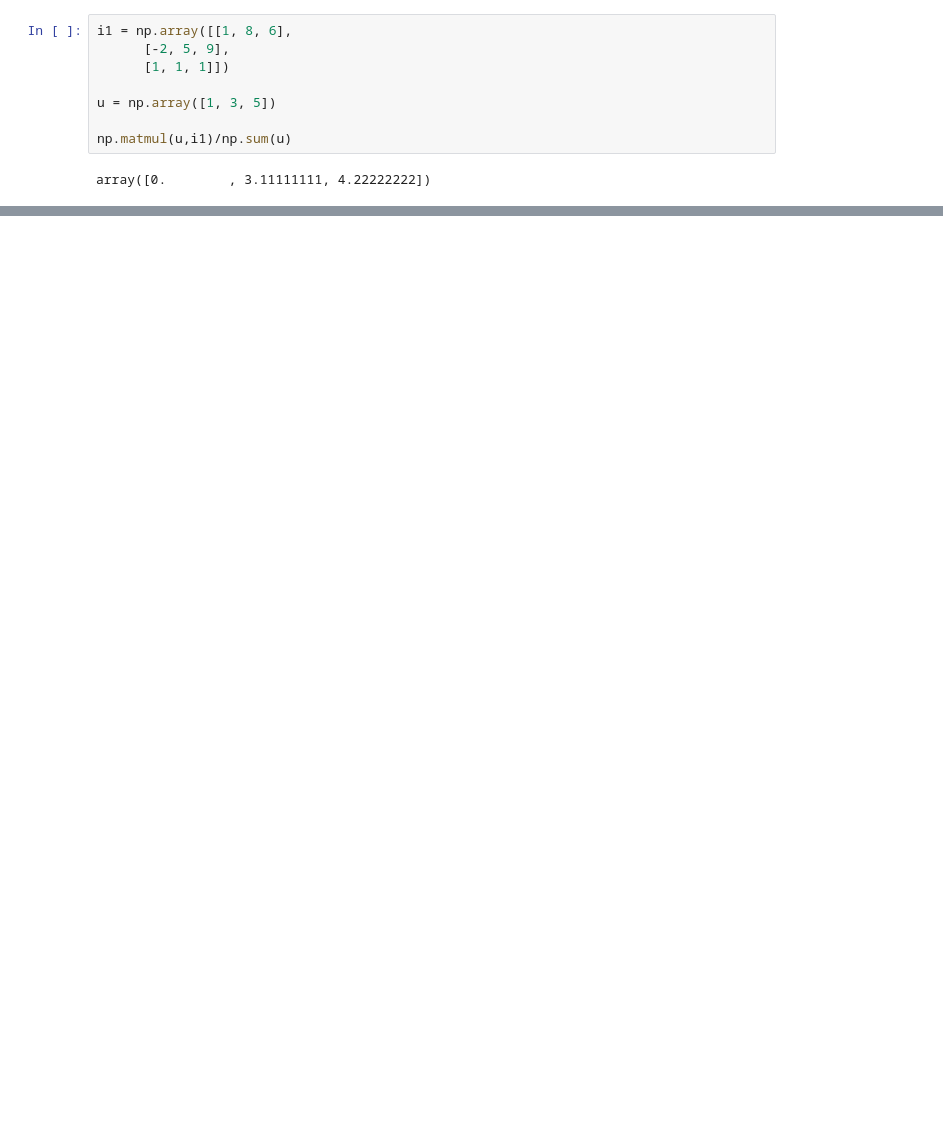
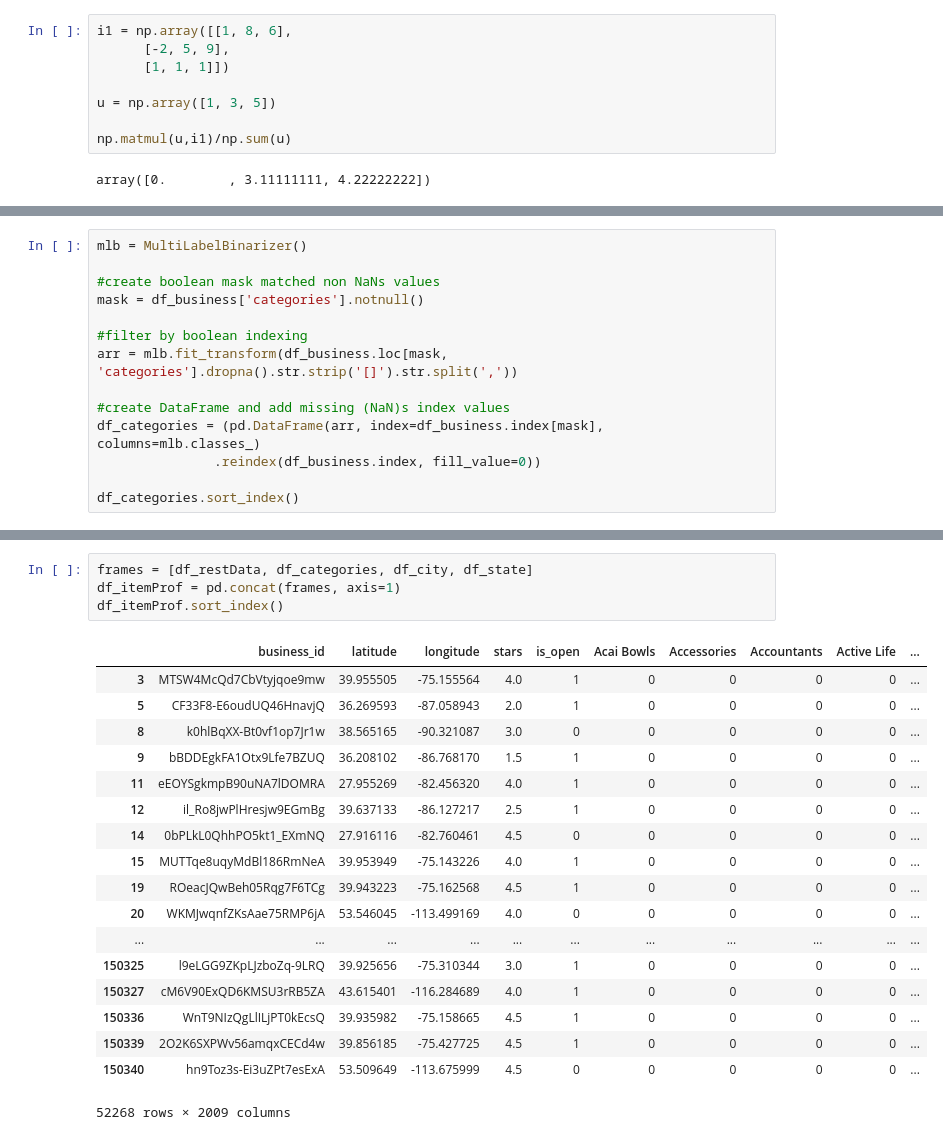
Before and after one commit to pouyakhooshabi/Recommender-System-Design, a Jupyter notebook: Recommendation System Yelp_practice.ipynb, the cells around one changed output, grey strips where cells are left out. Cells and saved outputs as stored; diff of their text form; blank space fills up the shorter version.

```diff
--- a/Recommendation System Yelp_practice.ipynb
+++ b/Recommendation System Yelp_practice.ipynb
@@ -453,0 +561,14 @@ array([0.        , 3.11111111, 4.22222222])
+# %%
+mlb = MultiLabelBinarizer()
+
+#create boolean mask matched non NaNs values
+mask = df_business['categories'].notnull()
+
+#filter by boolean indexing
+arr = mlb.fit_transform(df_business.loc[mask, 'categories'].dropna().str.strip('[]').str.split(','))
+
+#create DataFrame and add missing (NaN)s index values
+df_categories = (pd.DataFrame(arr, index=df_business.index[mask], columns=mlb.classes_)
+               .reindex(df_business.index, fill_value=0))
+
+df_categories.sort_index()
@@ -453,0 +628,23 @@ array([0.        , 3.11111111, 4.22222222])
+# %%
+frames = [df_restData, df_categories, df_city, df_state]
+df_itemProf = pd.concat(frames, axis=1)
+df_itemProf.sort_index()
+# %% [output]
+|  | business_id | latitude | longitude | stars | is_open | Acai Bowls | Accessories | Accountants | Active Life | ... |
+| 3 | MTSW4McQd7CbVtyjqoe9mw | 39.955505 | -75.155564 | 4.0 | 1 | 0 | 0 | 0 | 0 | ... |
+| 5 | CF33F8-E6oudUQ46HnavjQ | 36.269593 | -87.058943 | 2.0 | 1 | 0 | 0 | 0 | 0 | ... |
+| 8 | k0hlBqXX-Bt0vf1op7Jr1w | 38.565165 | -90.321087 | 3.0 | 0 | 0 | 0 | 0 | 0 | ... |
+| 9 | bBDDEgkFA1Otx9Lfe7BZUQ | 36.208102 | -86.768170 | 1.5 | 1 | 0 | 0 | 0 | 0 | ... |
+| 11 | eEOYSgkmpB90uNA7lDOMRA | 27.955269 | -82.456320 | 4.0 | 1 | 0 | 0 | 0 | 0 | ... |
+| 12 | il_Ro8jwPlHresjw9EGmBg | 39.637133 | -86.127217 | 2.5 | 1 | 0 | 0 | 0 | 0 | ... |
+| 14 | 0bPLkL0QhhPO5kt1_EXmNQ | 27.916116 | -82.760461 | 4.5 | 0 | 0 | 0 | 0 | 0 | ... |
+| 15 | MUTTqe8uqyMdBl186RmNeA | 39.953949 | -75.143226 | 4.0 | 1 | 0 | 0 | 0 | 0 | ... |
+| 19 | ROeacJQwBeh05Rqg7F6TCg | 39.943223 | -75.162568 | 4.5 | 1 | 0 | 0 | 0 | 0 | ... |
+| 20 | WKMJwqnfZKsAae75RMP6jA | 53.546045 | -113.499169 | 4.0 | 0 | 0 | 0 | 0 | 0 | ... |
+| ... | ... | ... | ... | ... | ... | ... | ... | ... | ... | ... |
+| 150325 | l9eLGG9ZKpLJzboZq-9LRQ | 39.925656 | -75.310344 | 3.0 | 1 | 0 | 0 | 0 | 0 | ... |
+| 150327 | cM6V90ExQD6KMSU3rRB5ZA | 43.615401 | -116.284689 | 4.0 | 1 | 0 | 0 | 0 | 0 | ... |
+| 150336 | WnT9NIzQgLlILjPT0kEcsQ | 39.935982 | -75.158665 | 4.5 | 1 | 0 | 0 | 0 | 0 | ... |
+| 150339 | 2O2K6SXPWv56amqxCECd4w | 39.856185 | -75.427725 | 4.5 | 1 | 0 | 0 | 0 | 0 | ... |
+| 150340 | hn9Toz3s-Ei3uZPt7esExA | 53.509649 | -113.675999 | 4.5 | 0 | 0 | 0 | 0 | 0 | ... |
+52268 rows × 2009 columns
```
Also changed, not shown: parts of 27 cells of this notebook.
